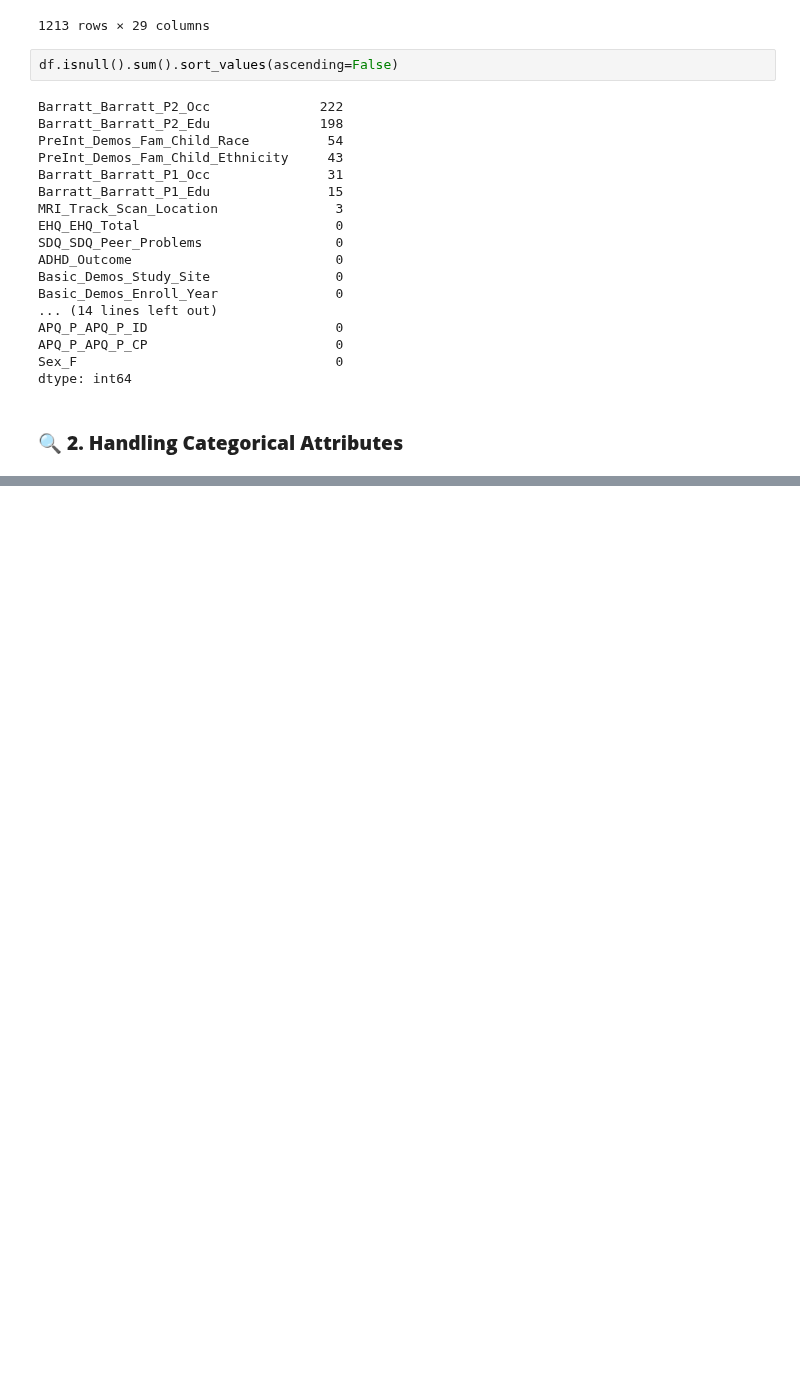
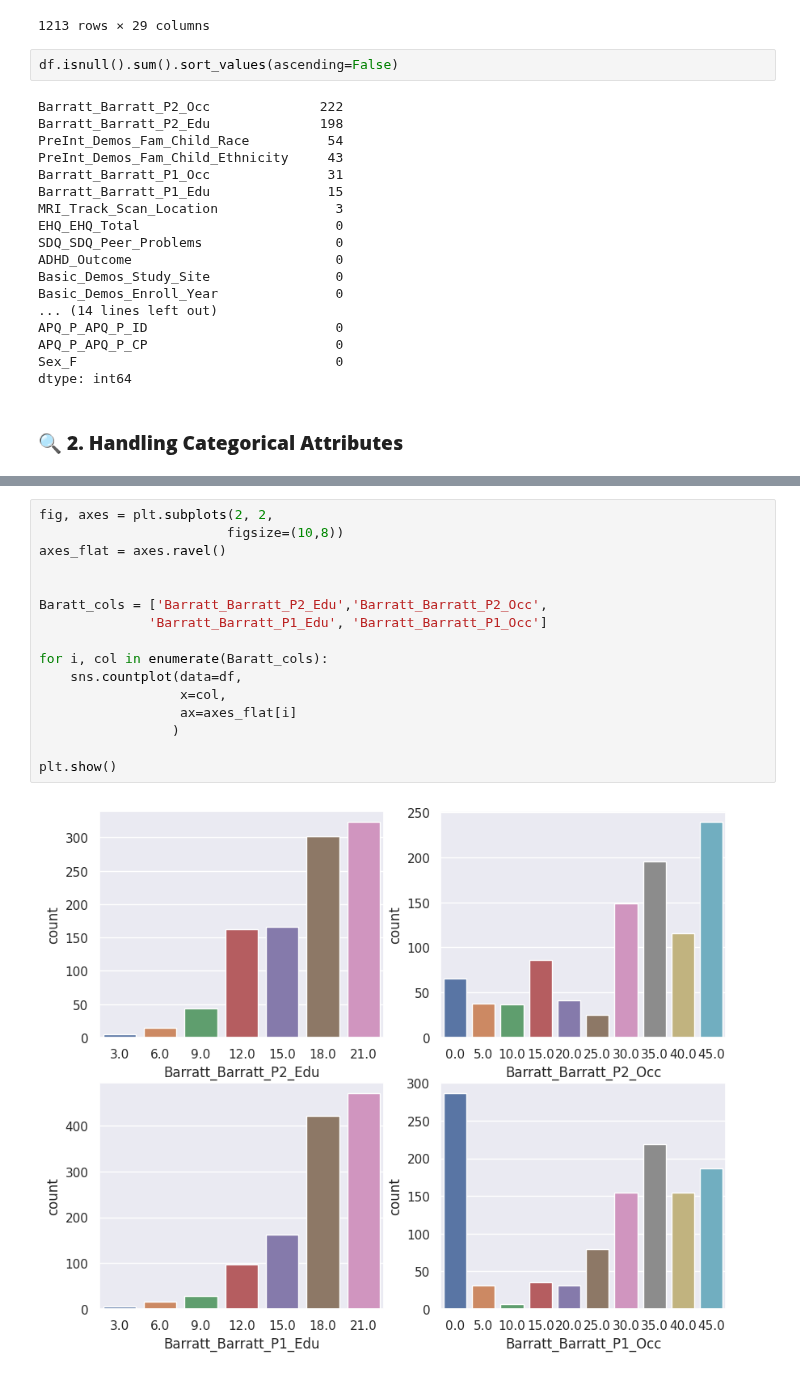
Before and after one commit to yigaai/Psycho_Neuro_ML_Project, a Jupyter notebook: understand-adhd.ipynb, the cells around one changed output, grey strips where cells are left out. Cells and saved outputs as stored; diff of their text form; blank space fills up the shorter version.

```diff
--- a/understand-adhd.ipynb
+++ b/understand-adhd.ipynb
@@ -456,0 +468,18 @@ df[['Barratt_Barratt_P2_Occ', 'Barratt_Barratt_P2_Edu']][0:20]
+# %%
+fig, axes = plt.subplots(2, 2,
+                        figsize=(10,8))
+axes_flat = axes.ravel()
+
+
+Baratt_cols = ['Barratt_Barratt_P2_Edu','Barratt_Barratt_P2_Occ',
+              'Barratt_Barratt_P1_Edu', 'Barratt_Barratt_P1_Occ']
+
+for i, col in enumerate(Baratt_cols):
+    sns.countplot(data=df,
+                  x=col,
+                  ax=axes_flat[i]
+                 )
+
+plt.show()
+# %% [output]
+[figure, added]
```
Also changed, not shown: parts of 7 cells of this notebook.
